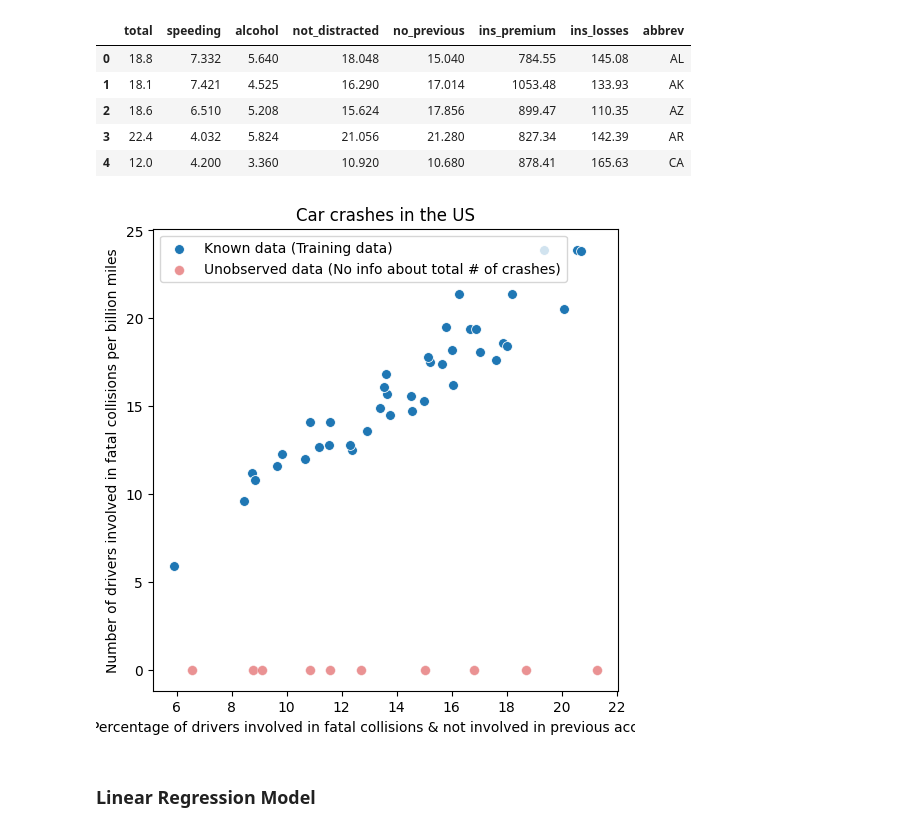
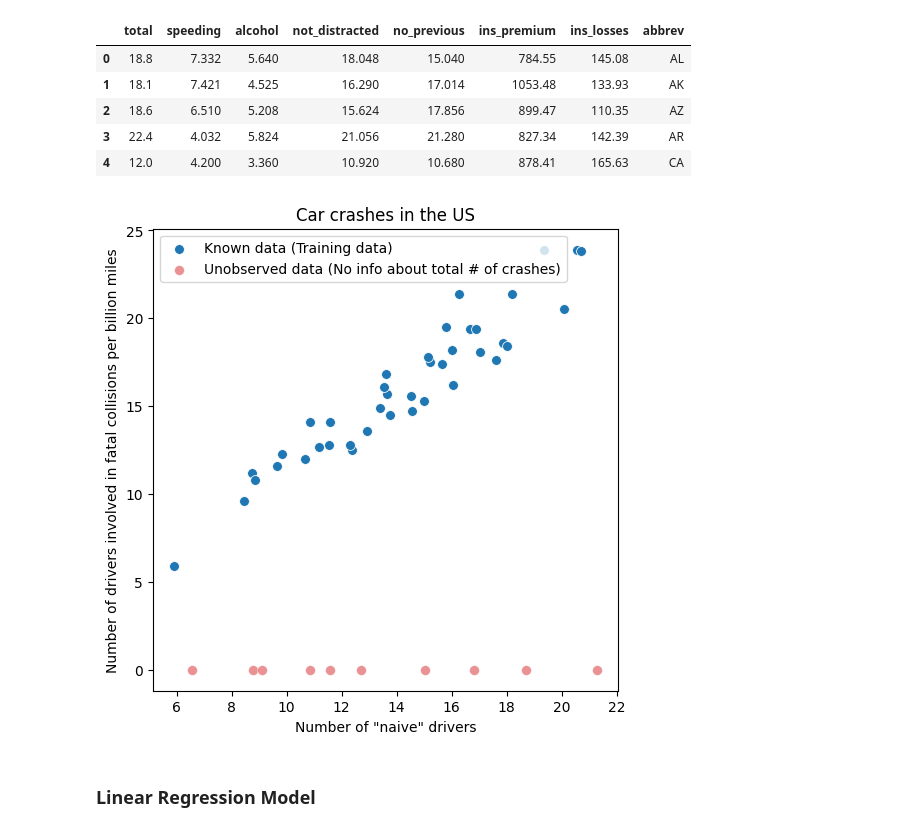
Before and after one commit to IMCF-Biocev/NNBA-2023, a Jupyter notebook: lecture.ipynb, the cells around one changed output. Cells and saved outputs as stored; diff of their text form; code cells hidden in the pictures.

Commit message:
update graph

```diff
--- a/lecture.ipynb
+++ b/lecture.ipynb
@@ -54,26 +54,26 @@ data.head()
 # %%
 #@title
 # Separate the dataset into training and test sets (80/20 split)
 train = data.sample(frac=0.8, random_state=0)
 test = data.drop(train.index)
 
 # Set figure size
 plt.figure(figsize=(6, 6))
 
 # Plot both datasets
 sns.scatterplot(x='no_previous', y='total', data=train, s=50, label='Known data (Training data)')
 ys = np.array([0]* len(test))
 sns.scatterplot(x='no_previous', y=ys, data=test, s=50, color='tab:red', alpha=0.5, label='Unobserved data (No info about total # of crashes)')
 
 # Add axis labels and title
-plt.xlabel('Percentage of drivers involved in fatal collisions & not involved in previous accidents')
+plt.xlabel('Number of "naive" drivers')
 plt.ylabel('Number of drivers involved in fatal collisions per billion miles')
 plt.title('Car crashes in the US')
 
 # Show the plot
 plt.show()
 # %% [output]
-[figure, old version]
+[figure, new version]
 # %% [markdown]
 ### Linear Regression Model
 # %% [markdown]
```
